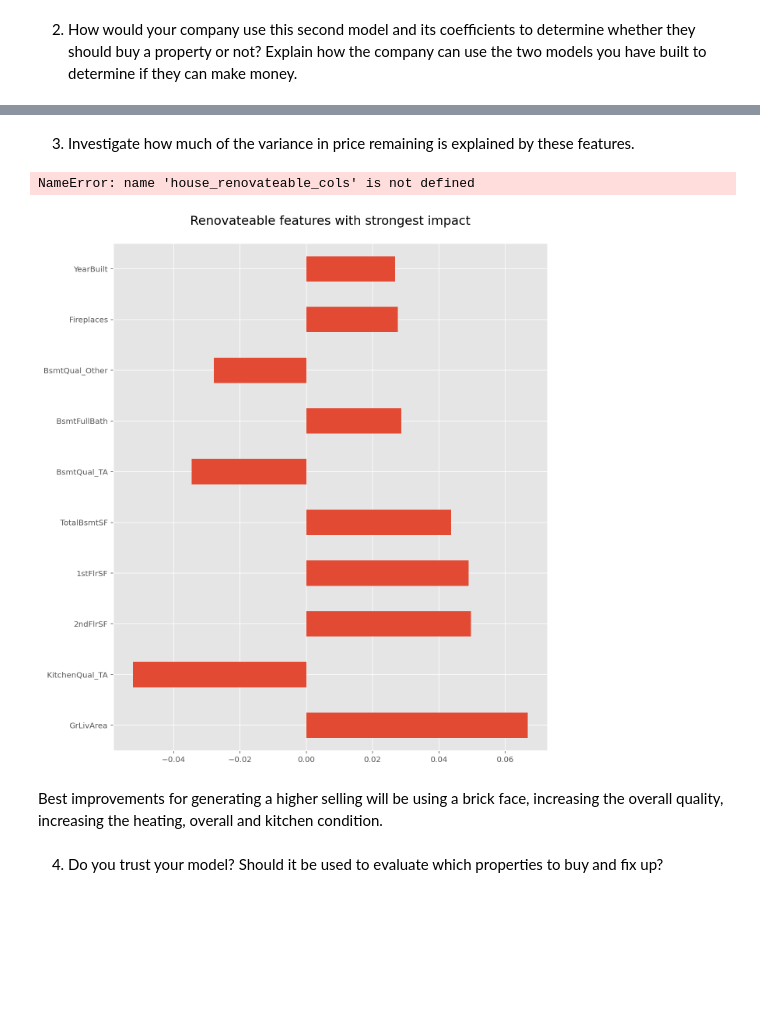
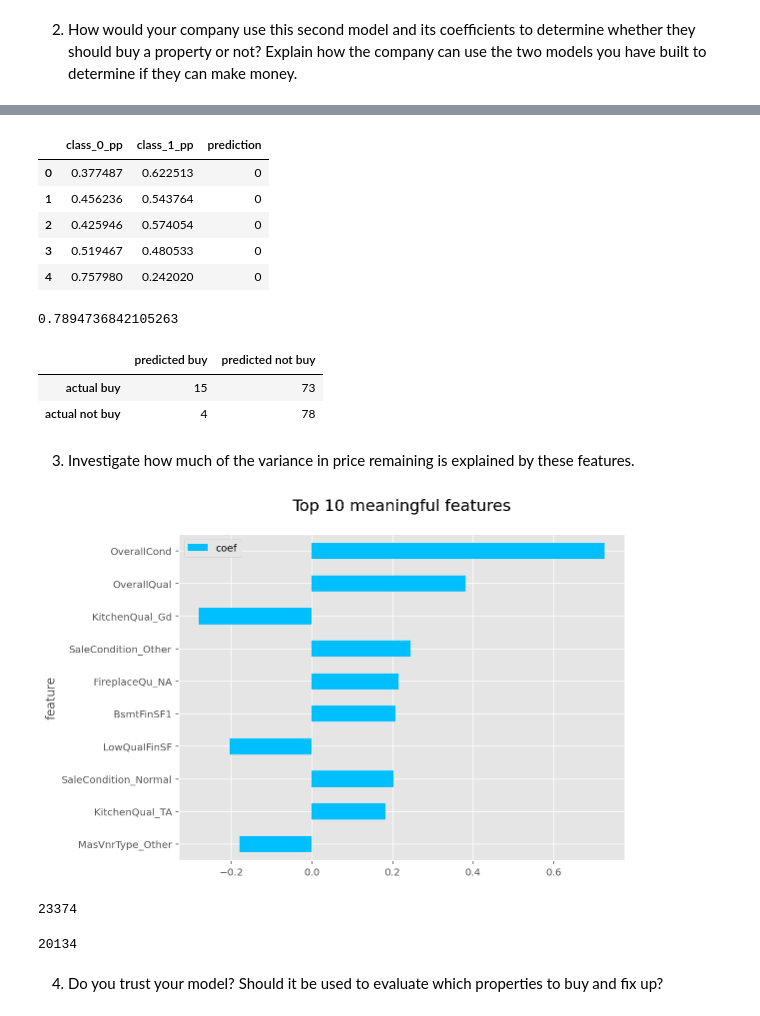
Before and after one commit to androi7/ds-mini-projects, a Jupyter notebook: House-Prices/House_Prices.ipynb, the cells around one changed output, grey strips where cells are left out. Cells and saved outputs as stored; diff of their text form; code cells hidden in the pictures; blank space fills up the shorter version.

```diff
--- a/House-Prices/House_Prices.ipynb
+++ b/House-Prices/House_Prices.ipynb
@@ -1678,24 +1770,46 @@ pd.DataFrame({'Residual_fixed': residuals_fixed_features,
+# %%
+model_classification['prediction'] = Y_pp['class_1_pp'].apply(predict_at_threshold,
+                                                              threshold=0.7)
+model_classification.head()
+# %% [output]
+|  | class_0_pp | class_1_pp | prediction |
+| 0 | 0.377487 | 0.622513 | 0 |
+| 1 | 0.456236 | 0.543764 | 0 |
+| 2 | 0.425946 | 0.574054 | 0 |
+| 3 | 0.519467 | 0.480533 | 0 |
+| 4 | 0.757980 | 0.242020 | 0 |
+# %%
+precision_score(y_test_renovate_cl, model_classification['prediction'])
+# %% [output]
+0.7894736842105263
+# %%
+conmat = confusion_matrix(y_test_renovate_cl, model_classification['prediction'], labels=[1, 0])
+confusion = pd.DataFrame(conmat, index=['actual buy', 'actual not buy'],
+                         columns=['predicted buy', 'predicted not buy'])
+confusion
+# %% [output]
+|  | predicted buy | predicted not buy |
+| actual buy | 15 | 73 |
+| actual not buy | 4 | 78 |
 # %% [markdown]
 3. Investigate how much of the variance in price remaining is explained by these features.
-# %%
-ridge_coefs = pd.DataFrame({'variable': X_train.columns,
-                            'coef': model_ridge_cv.coef_,
-                            'abs_coef': np.abs(model_ridge_cv.coef_)})
-
-ridge_coefs.sort_values('abs_coef', inplace=True, ascending=False)
-ridge_coefs = ridge_coefs[ridge_coefs.variable.isin(house_renovateable_cols)]
-# %% [output]
-NameError: name 'house_renovateable_cols' is not defined
-# %%
-fig, ax = plt.subplots(figsize=(10, 12))
-ridge_coefs.coef[:10].plot(kind='barh', ax=ax)
-ax.set_yticklabels(ridge_coefs.variable[:10].values)
-ax.set_title('Renovateable features with strongest impact\n', fontsize=16)
-plt.show()
-# %% [output]
-[figure, removed]
-# %% [markdown]
-Best improvements for generating a higher selling will be using a brick face, increasing the overall quality, increasing the heating, overall and kitchen condition.
+# %%
+pd.DataFrame(list(zip(X_train_renovate.columns, model_lr.coef_[0])),
+             columns=['feature', 'coef'])\
+    .sort_values(by='coef', key=abs).tail(10) \
+    .plot(kind='barh', x='feature', y='coef', figsize=(8, 6), color='deepskyblue')
+plt.title('Top 10 meaningful features\n', fontsize=16)
+plt.show()
+# %% [output]
+[figure, added]
+# %%
+round((y_test - model_grd_boosting.predict(X_test)).std())
+# %% [output]
+23374
+# %%
+round((y_test_all - np.exp(model_ridge_cv.predict(X_test_all))).std())
+# %% [output]
+20134
 # %% [markdown]
 4. Do you trust your model? Should it be used to evaluate which properties to buy and fix up?
 # %% [markdown]
```
Also changed, not shown: parts of 34 cells of this notebook.
